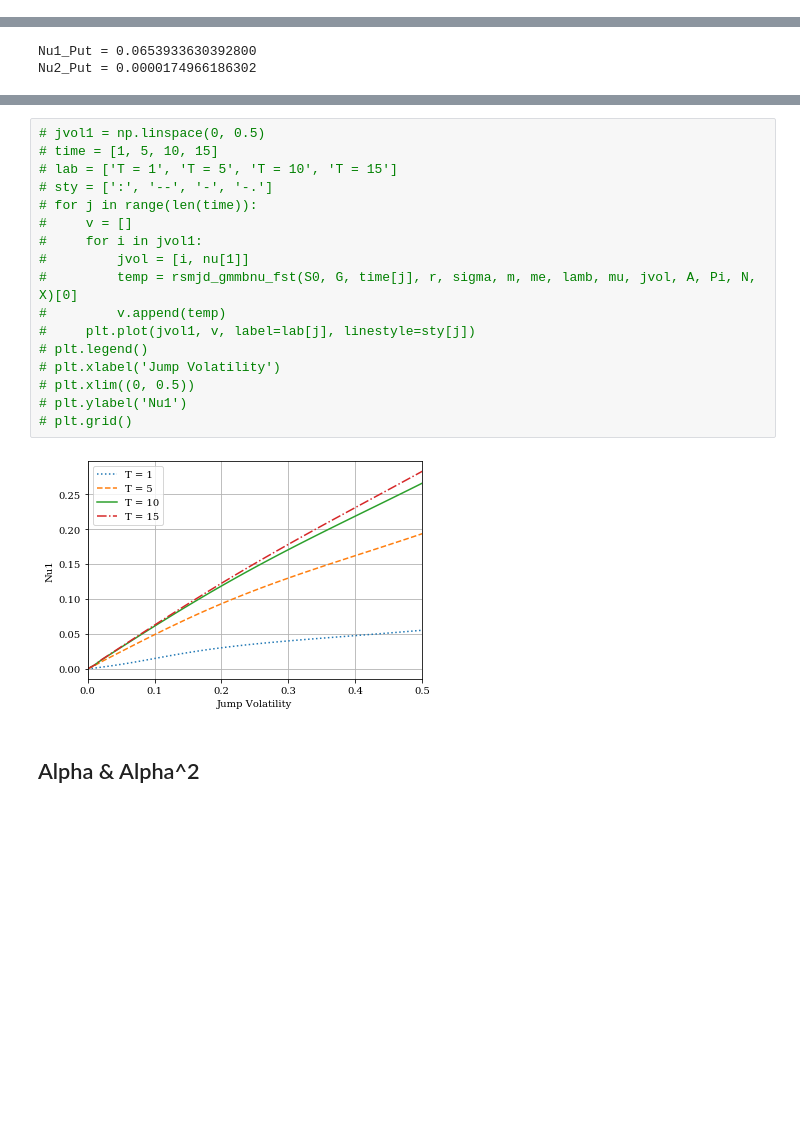
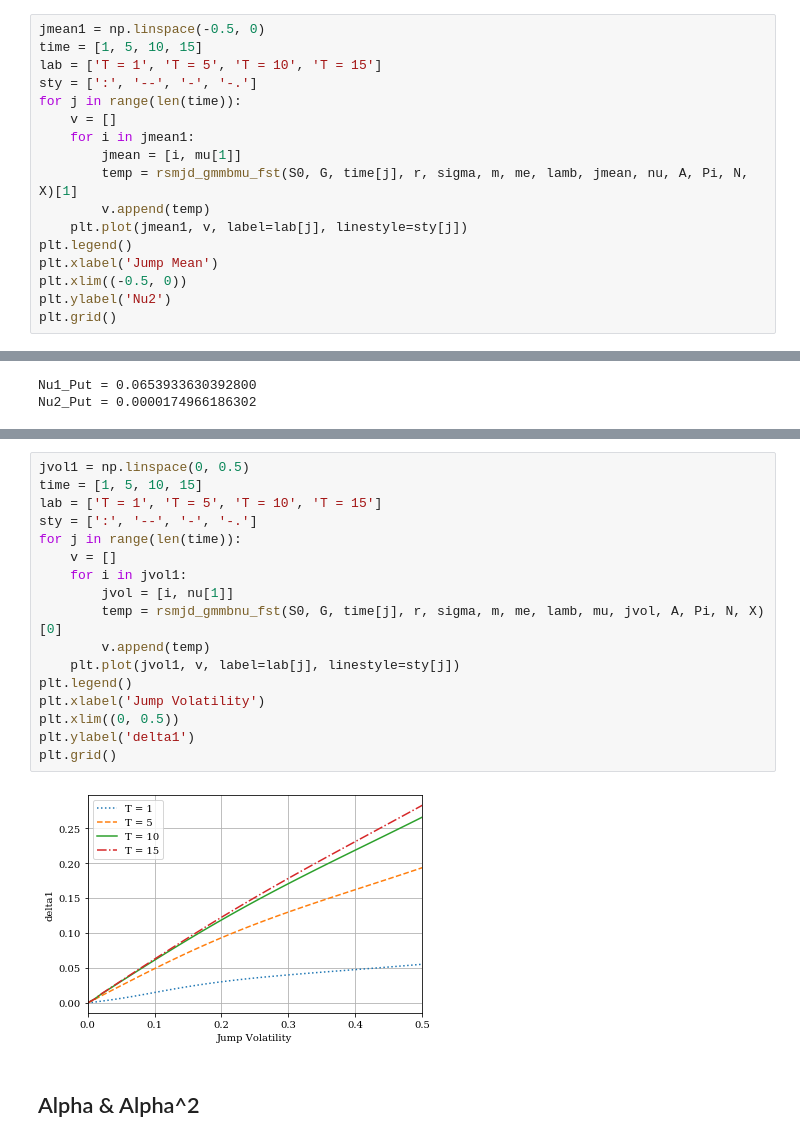
Before and after one commit to hwlcry/European-Option, a Jupyter notebook: GMMBRSMJD.ipynb, the cells around one changed output, grey strips where cells are left out. Saved outputs shown, nothing was run; the diff lists cells and outputs as text; blank space fills up the shorter version.

```diff
--- a/GMMBRSMJD.ipynb
+++ b/GMMBRSMJD.ipynb
@@ -1467,2 +1683,19 @@ Mu2_GMMB = -0.0000052678462822
 # %% [output]
 [figure]
+# %%
+jmean1 = np.linspace(-0.5, 0)
+time = [1, 5, 10, 15]
+lab = ['T = 1', 'T = 5', 'T = 10', 'T = 15']
+sty = [':', '--', '-', '-.']
+for j in range(len(time)):
+    v = []
+    for i in jmean1:
+        jmean = [i, mu[1]]
+        temp = rsmjd_gmmbmu_fst(S0, G, time[j], r, sigma, m, me, lamb, jmean, nu, A, Pi, N, X)[1]
+        v.append(temp)
+    plt.plot(jmean1, v, label=lab[j], linestyle=sty[j])
+plt.legend()
+plt.xlabel('Jump Mean')
+plt.xlim((-0.5, 0))
+plt.ylabel('Nu2')
+plt.grid()
@@ -1585,23 +1820,23 @@ Nu1_GMMB = 0.0612250095375586
 Nu2_GMMB = 0.0000164011212354
 # %%
-# jvol1 = np.linspace(0, 0.5)
-# time = [1, 5, 10, 15]
-# lab = ['T = 1', 'T = 5', 'T = 10', 'T = 15']
-# sty = [':', '--', '-', '-.']
-# for j in range(len(time)):
-#     v = []
-#     for i in jvol1:
-#         jvol = [i, nu[1]]
-#         temp = rsmjd_gmmbnu_fst(S0, G, time[j], r, sigma, m, me, lamb, mu, jvol, A, Pi, N, X)[0]
-#         v.append(temp)
-#     plt.plot(jvol1, v, label=lab[j], linestyle=sty[j])
-# plt.legend()
-# plt.xlabel('Jump Volatility')
-# plt.xlim((0, 0.5))
-# plt.ylabel('Nu1')
-# plt.grid()
+jvol1 = np.linspace(0, 0.5)
+time = [1, 5, 10, 15]
+lab = ['T = 1', 'T = 5', 'T = 10', 'T = 15']
+sty = [':', '--', '-', '-.']
+for j in range(len(time)):
+    v = []
+    for i in jvol1:
+        jvol = [i, nu[1]]
+        temp = rsmjd_gmmbnu_fst(S0, G, time[j], r, sigma, m, me, lamb, mu, jvol, A, Pi, N, X)[0]
+        v.append(temp)
+    plt.plot(jvol1, v, label=lab[j], linestyle=sty[j])
+plt.legend()
+plt.xlabel('Jump Volatility')
+plt.xlim((0, 0.5))
+plt.ylabel('delta1')
+plt.grid()
 # %% [output]
-[figure, old version]
+[figure, new version]
 # %% [markdown]
 ## Alpha & Alpha^2
 # %%
```
Also changed, not shown: parts of 27 cells of this notebook, 5 other files.
